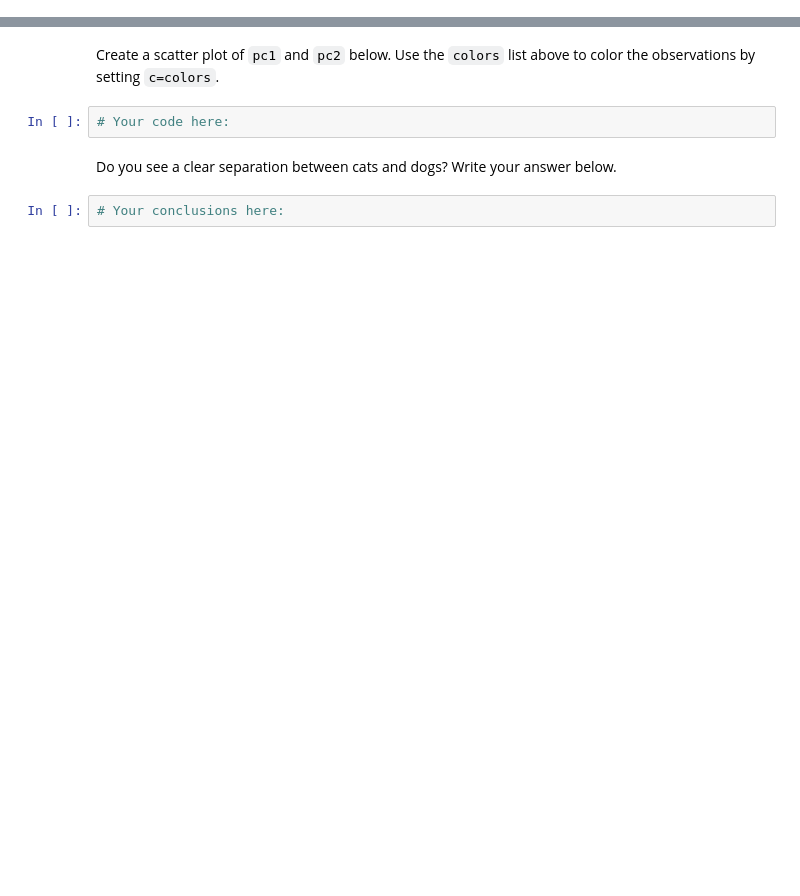
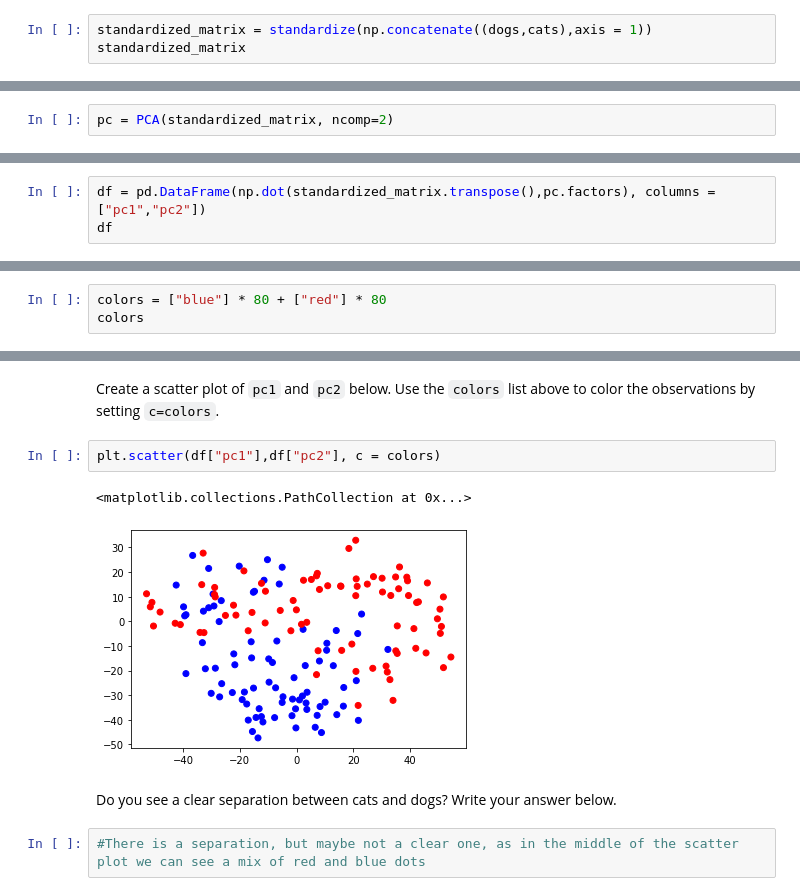
Before and after one commit to ta-datapt-bcn/lab-pca, a Jupyter notebook: your-code/main.ipynb, the cells around one changed output, grey strips where cells are left out. Saved outputs shown, nothing was run; the diff lists cells and outputs as text; blank space fills up the shorter version.

```diff
--- a/your-code/main.ipynb
+++ b/your-code/main.ipynb
@@ -65,0 +80,3 @@ Standardize the concatenated array below.
+# %%
+standardized_matrix = standardize(np.concatenate((dogs,cats),axis = 1))
+standardized_matrix
@@ -73,0 +105,2 @@ Load the `PCA` function from `statsmodels` (read about this function [here](http
+# %%
+pc = PCA(standardized_matrix, ncomp=2)
@@ -89,0 +171,3 @@ In the cell below, turn the two dimensional projection into a pandas dataframe a
+# %%
+df = pd.DataFrame(np.dot(standardized_matrix.transpose(),pc.factors), columns = ["pc1","pc2"])
+df
@@ -93,0 +190,3 @@ Create a labels list. This list will be of size 160. The first 80 elements in th
+# %%
+colors = ["blue"] * 80 + ["red"] * 80
+colors
@@ -94,8 +211,11 @@ Create a labels list. This list will be of size 160. The first 80 elements in th
 # %% [markdown]
 Create a scatter plot of `pc1` and `pc2` below. Use the `colors` list above to color the observations by setting `c=colors`.
-# %%
-# Your code here:
+# %%
+plt.scatter(df["pc1"],df["pc2"], c = colors)
+# %% [output]
+<matplotlib.collections.PathCollection at 0x...>
+[figure, added]
 # %% [markdown]
 Do you see a clear separation between cats and dogs? Write your answer below.
-# %%
-# Your conclusions here:
+# %%
+#There is a separation, but maybe not a clear one, as in the middle of the scatter plot we can see a mix of red and blue dots
```
Also changed, not shown: parts of 31 cells of this notebook, 1 other file.
